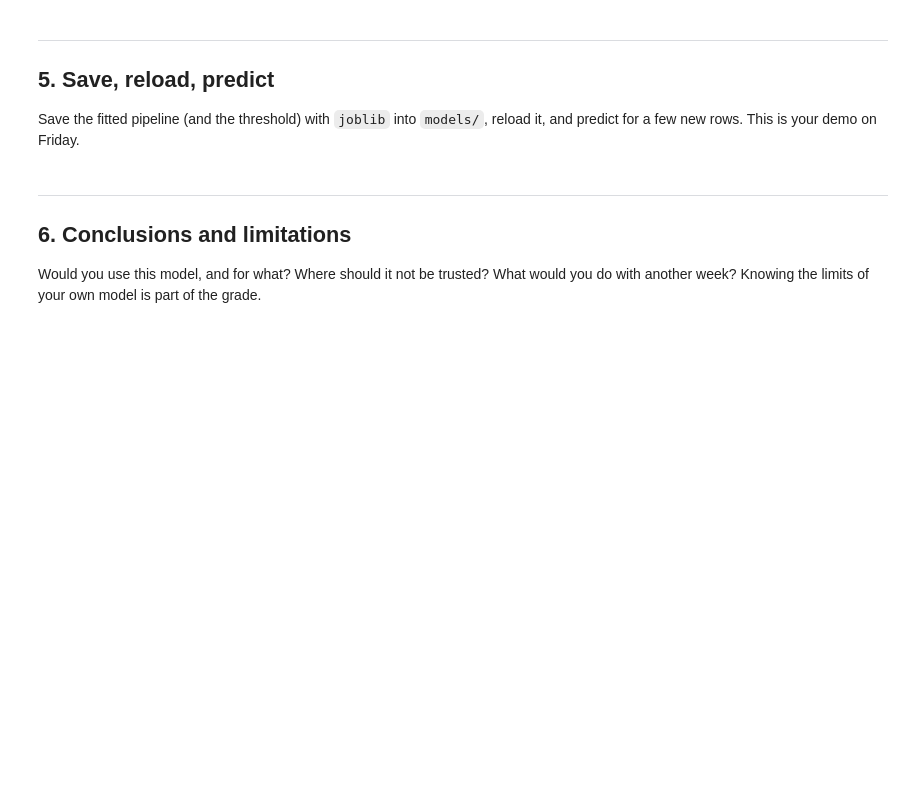
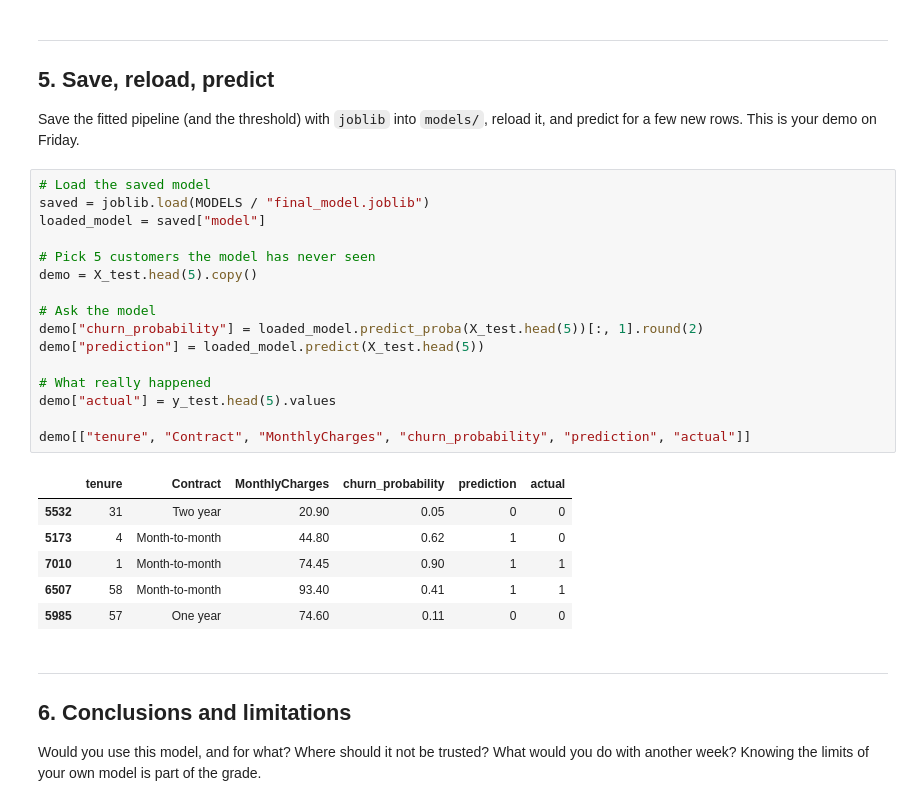
Before and after one commit to jkrstevska/project-2-ml, a Jupyter notebook: notebooks/03_evaluation_and_interpretation.ipynb, the cells around one changed output. Cells and saved outputs as stored; diff of their text form; blank space fills up the shorter version.

```diff
--- a/notebooks/03_evaluation_and_interpretation.ipynb
+++ b/notebooks/03_evaluation_and_interpretation.ipynb
@@ -56,6 +324,29 @@ Permutation importance on the test set, or an equivalent. Strongly related featu
 ## 5. Save, reload, predict
 
 Save the fitted pipeline (and the threshold) with `joblib` into `models/`, reload it, and predict for a few new rows. This is your demo on Friday.
+# %%
+# Load the saved model
+saved = joblib.load(MODELS / "final_model.joblib")
+loaded_model = saved["model"]
+
+# Pick 5 customers the model has never seen
+demo = X_test.head(5).copy()
+
+# Ask the model
+demo["churn_probability"] = loaded_model.predict_proba(X_test.head(5))[:, 1].round(2)
+demo["prediction"] = loaded_model.predict(X_test.head(5))
+
+# What really happened
+demo["actual"] = y_test.head(5).values
+
+demo[["tenure", "Contract", "MonthlyCharges", "churn_probability", "prediction", "actual"]]
+# %% [output]
+|  | tenure | Contract | MonthlyCharges | churn_probability | prediction | actual |
+| 5532 | 31 | Two year | 20.90 | 0.05 | 0 | 0 |
+| 5173 | 4 | Month-to-month | 44.80 | 0.62 | 1 | 0 |
+| 7010 | 1 | Month-to-month | 74.45 | 0.90 | 1 | 1 |
+| 6507 | 58 | Month-to-month | 93.40 | 0.41 | 1 | 1 |
+| 5985 | 57 | One year | 74.60 | 0.11 | 0 | 0 |
 # %% [markdown]
 ---
 ## 6. Conclusions and limitations
```
Also changed, not shown: parts of 15 cells of this notebook.
